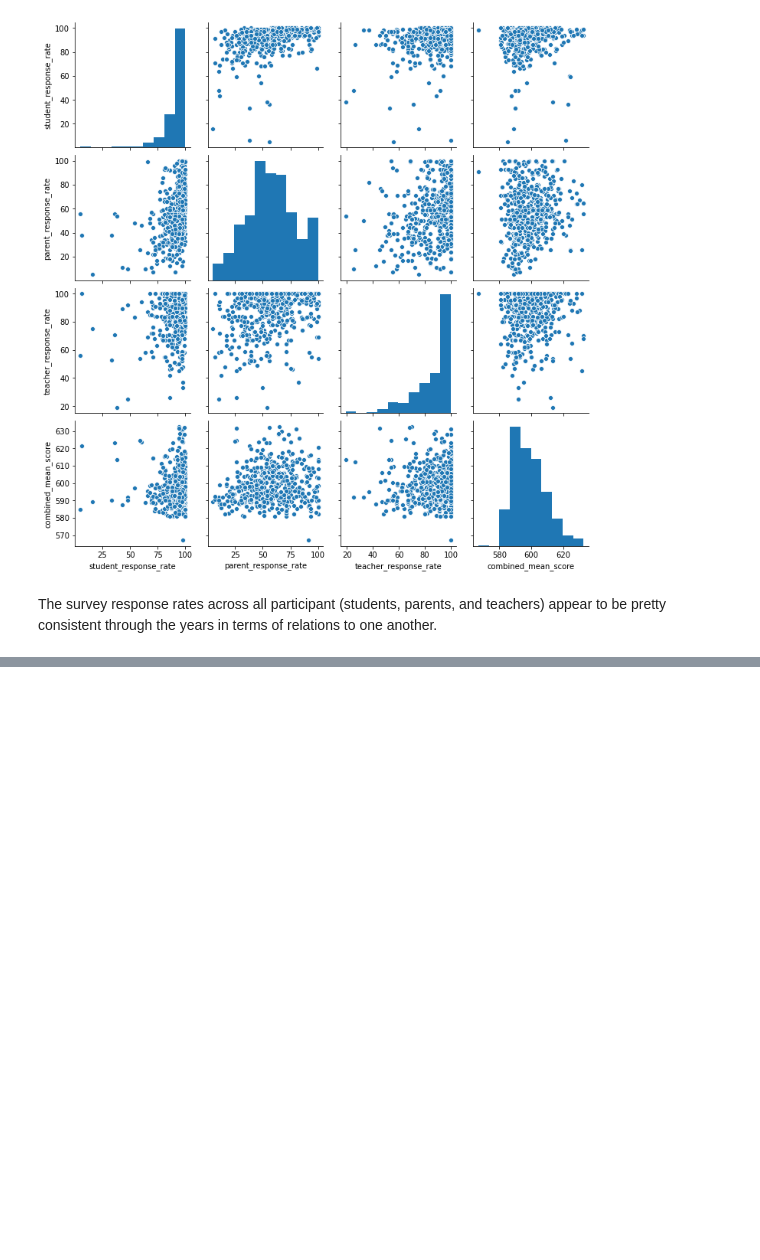
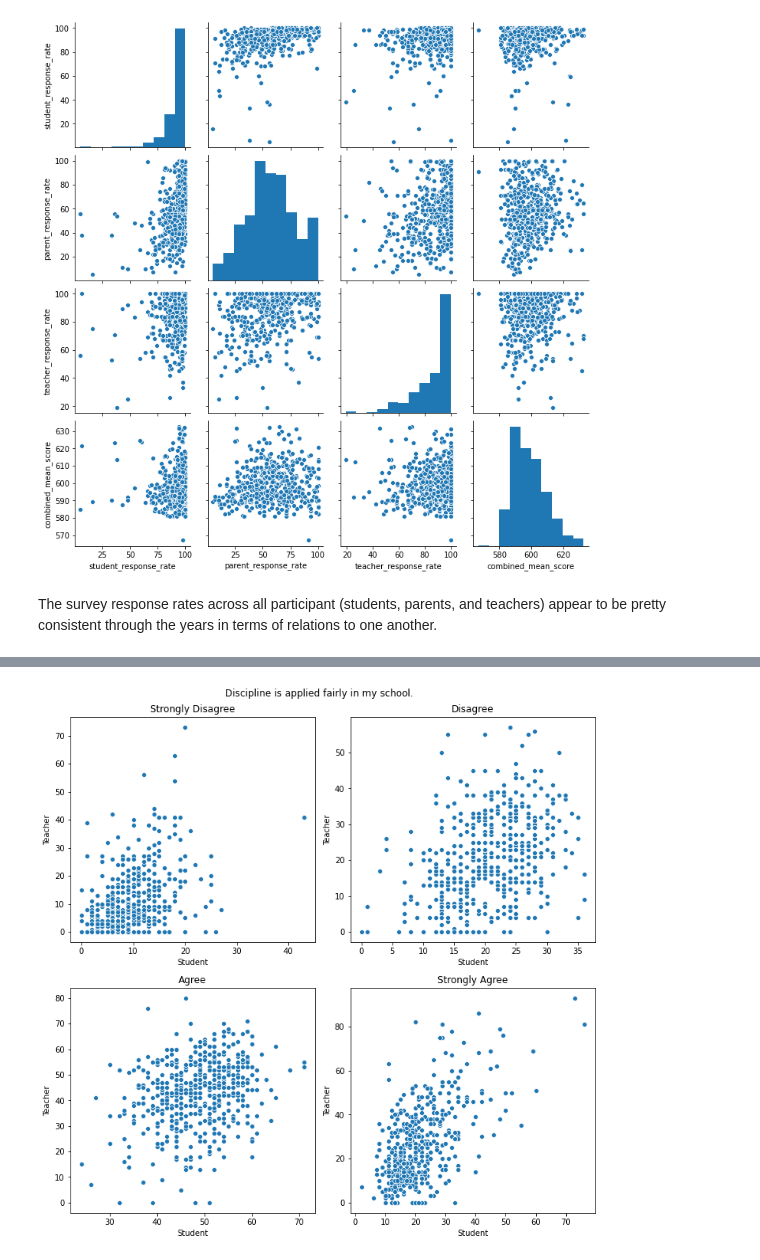
Before and after one commit to ebsano/NYC_Schools, a Jupyter notebook: code/eda.ipynb, the cells around one changed output, grey strips where cells are left out. Drawn from its saved outputs; the diff is of its cells as text; code cells hidden in the pictures; blank space fills up the shorter version.

```diff
--- a/code/eda.ipynb
+++ b/code/eda.ipynb
@@ -41,0 +76,35 @@ The survey response rates across all participant (students, parents, and teacher
+# %%
+fig = plt.figure(figsize=(10, 10))
+
+ax1 = plt.subplot(2, 2, 1)
+sns.scatterplot(x='4h_1_s', y='7_1_t', data=dis_question, ax=ax1)
+plt.xlabel('Student')
+plt.ylabel('Teacher')
+plt.title('Strongly Disagree')
+plt.legend('', frameon=False)
+
+ax2 = plt.subplot(2, 2, 2)
+sns.scatterplot(x='4h_2_s', y='7_2_t', data=dis_question, ax=ax2)
+plt.xlabel('Student')
+plt.ylabel('Teacher')
+plt.title('Disagree')
+plt.legend('', frameon=False)
+
+ax3 = plt.subplot(2, 2, 3)
+sns.scatterplot(x='4h_3_s', y='7_3_t', data=dis_question, ax=ax3)
+plt.xlabel('Student')
+plt.ylabel('Teacher')
+plt.title('Agree')
+plt.legend('', frameon=False)
+
+ax4 = plt.subplot(2, 2, 4)
+sns.scatterplot(x='4h_4_s', y='7_4_t', data=dis_question, ax=ax4)
+plt.xlabel('Student')
+plt.ylabel('Teacher')
+plt.title('Strongly Agree')
+plt.legend('', frameon=False)
+
+fig.suptitle('Discipline is applied fairly in my school.')
+fig.tight_layout();
+# %% [output]
+[figure, added]
```
Also changed, not shown: parts of 20 cells of this notebook.
